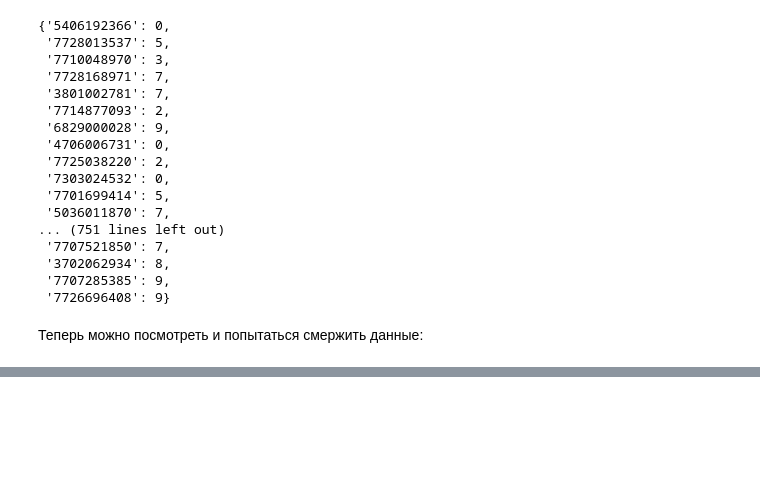
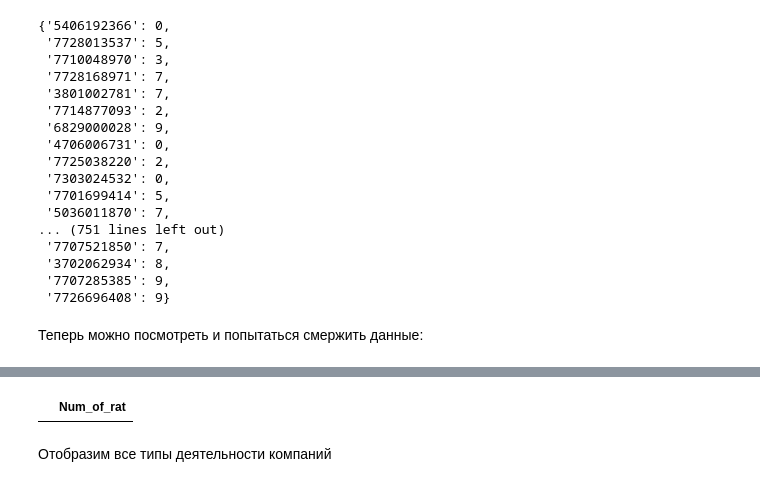
Before and after one commit to DanLip02/Ratings-analysis-project, a Jupyter notebook: jupyter_books/get_full_data_long-ser.ipynb, the cells around one changed output, grey strips where cells are left out. Drawn from its saved outputs; the diff is of its cells as text; code cells hidden in the pictures; blank space fills up the shorter version.

Commit message:
upd jupyter for current iter

```diff
--- a/jupyter_books/get_full_data_long-ser.ipynb
+++ b/jupyter_books/get_full_data_long-ser.ipynb
@@ -329,0 +326,7 @@ res
+# %%
+current = pd.DataFrame(res, index=['Num_of_rat']).T
+current[current["Num_of_rat"] > 19]
+# %% [output]
+|  | Num_of_rat |
+# %% [markdown]
+Отобразим все типы деятельности компаний
```
Also changed, not shown: parts of 4 cells of this notebook, 2 other files.
